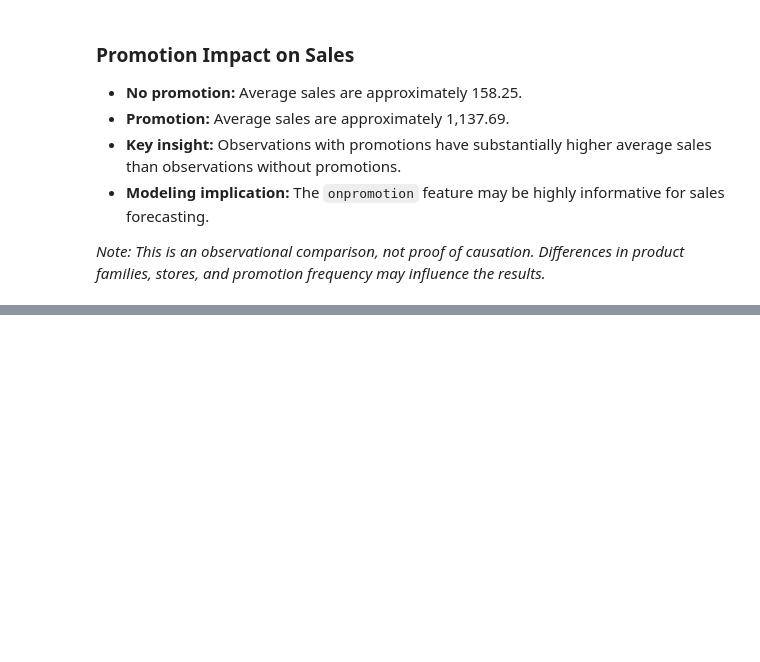
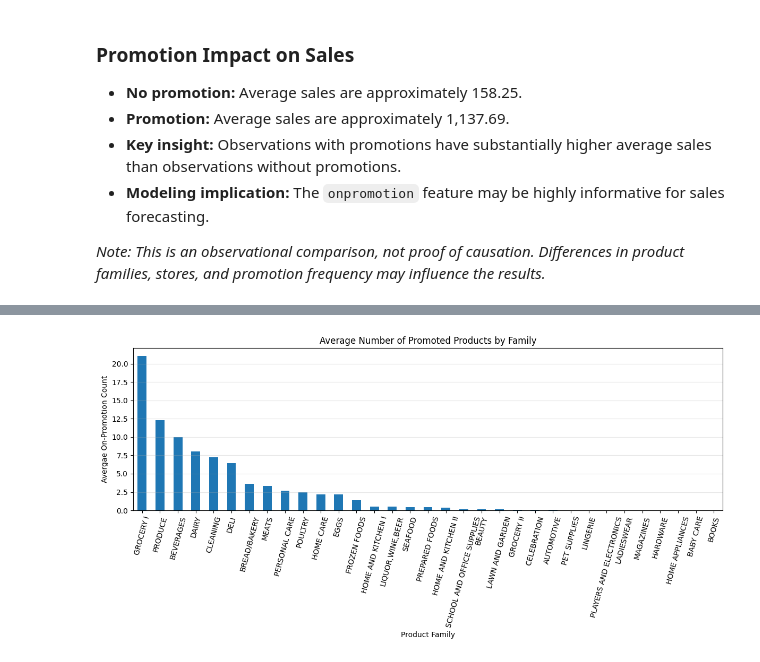
Before and after one commit to clia7/Store_Sales_Analysis, a Jupyter notebook: store-sales-competition.ipynb, the cells around one changed output, grey strips where cells are left out. Cells and saved outputs as stored; diff of their text form; code cells hidden in the pictures; blank space fills up the shorter version.

```diff
--- a/store-sales-competition.ipynb
+++ b/store-sales-competition.ipynb
@@ -294,0 +327,19 @@ Name: sales, dtype: float64
+# %%
+# Promotion Frequency by Product Family
+promotion_by_family = (
+    train.groupby('family')['onpromotion']
+    .mean()
+    .sort_values(ascending=False)
+)
+
+plt.figure(figsize=(12,6))
+promotion_by_family.plot(kind='bar')
+plt.title('Average Number of Promoted Products by Family')
+plt.xlabel('Product Family')
+plt.ylabel('Avergae On-Promotion Count')
+plt.xticks(rotation=75)
+plt.grid(axis='y', alpha=0.3)
+plt.tight_layout()
+plt.show()
+# %% [output]
+[figure, added]
```
Also changed, not shown: parts of 8 cells of this notebook.
